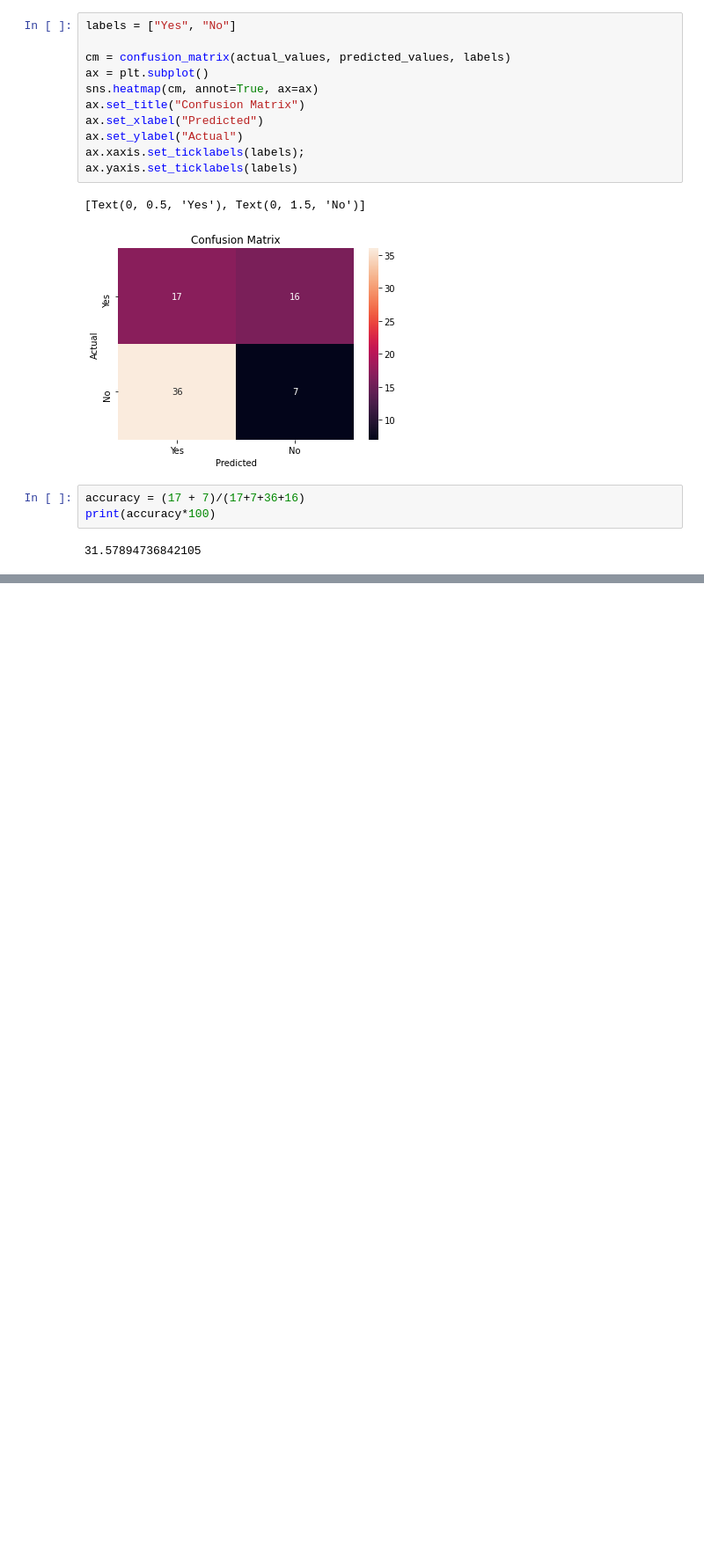
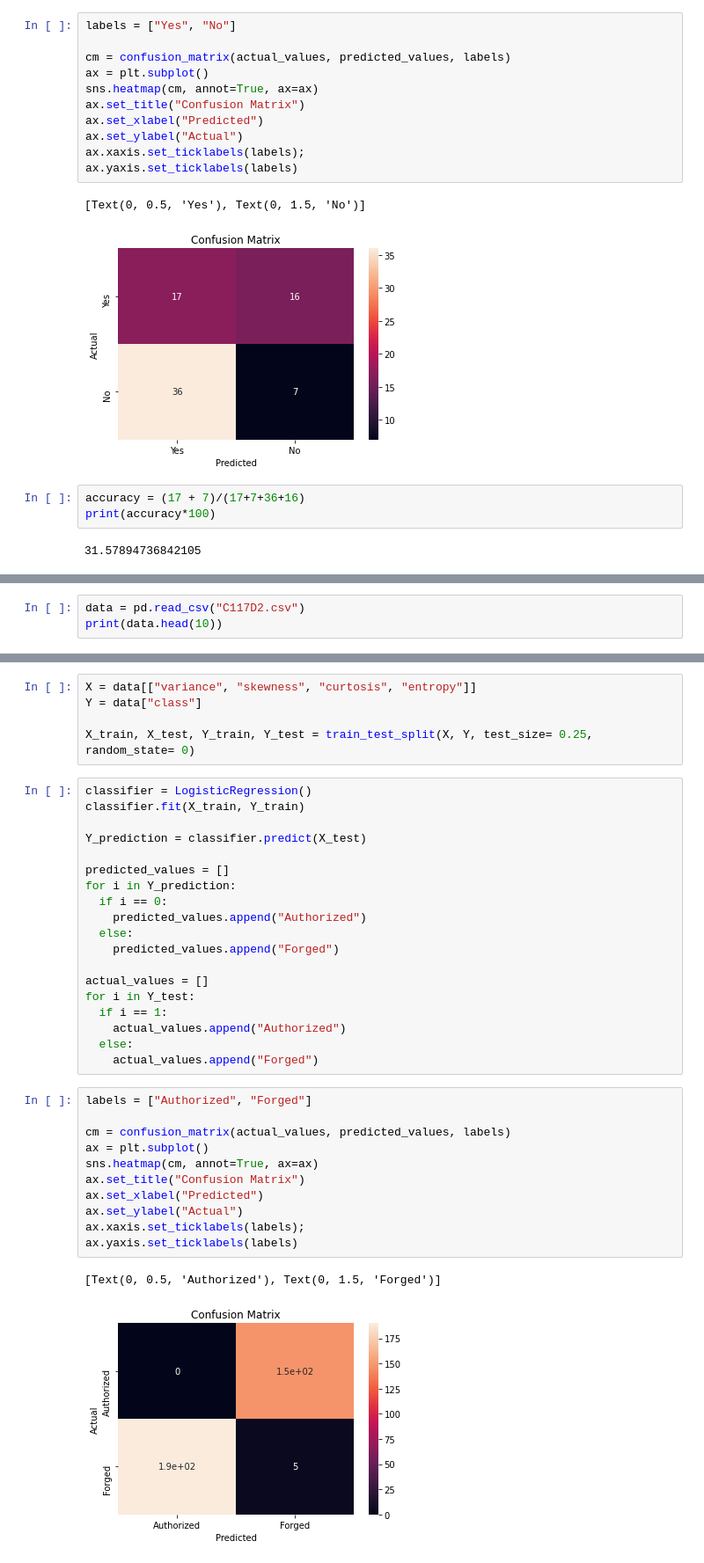
Before and after one commit to CodingAW/C117, a Jupyter notebook: C117.ipynb, the cells around one changed output, grey strips where cells are left out. Shown: that part at 88% size. Cells and saved outputs as stored; diff of their text form; blank space fills up the shorter version.

```diff
--- a/C117.ipynb
+++ b/C117.ipynb
@@ -90,0 +97,3 @@ print(accuracy*100)
+# %%
+data = pd.read_csv("C117D2.csv")
+print(data.head(10))
@@ -90,0 +112,38 @@ print(accuracy*100)
+# %%
+X = data[["variance", "skewness", "curtosis", "entropy"]]
+Y = data["class"]
+
+X_train, X_test, Y_train, Y_test = train_test_split(X, Y, test_size= 0.25, random_state= 0)
+# %%
+classifier = LogisticRegression()
+classifier.fit(X_train, Y_train)
+
+Y_prediction = classifier.predict(X_test)
+
+predicted_values = []
+for i in Y_prediction:
+  if i == 0:
+    predicted_values.append("Authorized")
+  else:
+    predicted_values.append("Forged")
+
+actual_values = []
+for i in Y_test:
+  if i == 1:
+    actual_values.append("Authorized")
+  else:
+    actual_values.append("Forged")
+# %%
+labels = ["Authorized", "Forged"]
+
+cm = confusion_matrix(actual_values, predicted_values, labels)
+ax = plt.subplot()
+sns.heatmap(cm, annot=True, ax=ax)
+ax.set_title("Confusion Matrix")
+ax.set_xlabel("Predicted")
+ax.set_ylabel("Actual")
+ax.xaxis.set_ticklabels(labels);
+ax.yaxis.set_ticklabels(labels)
+# %% [output]
+[Text(0, 0.5, 'Authorized'), Text(0, 1.5, 'Forged')]
+[figure, added]
```
Also changed, not shown: parts of 4 cells of this notebook.
